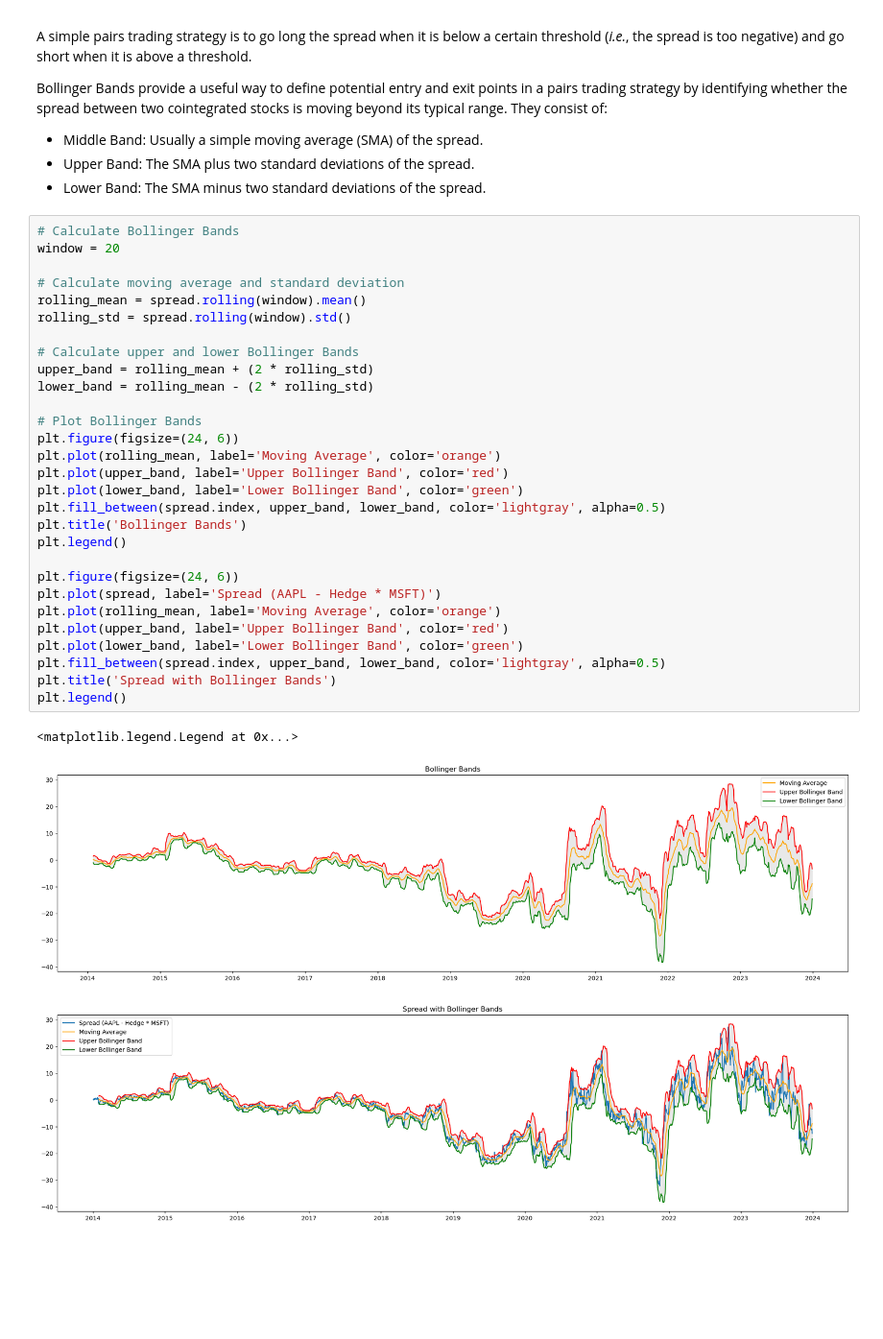
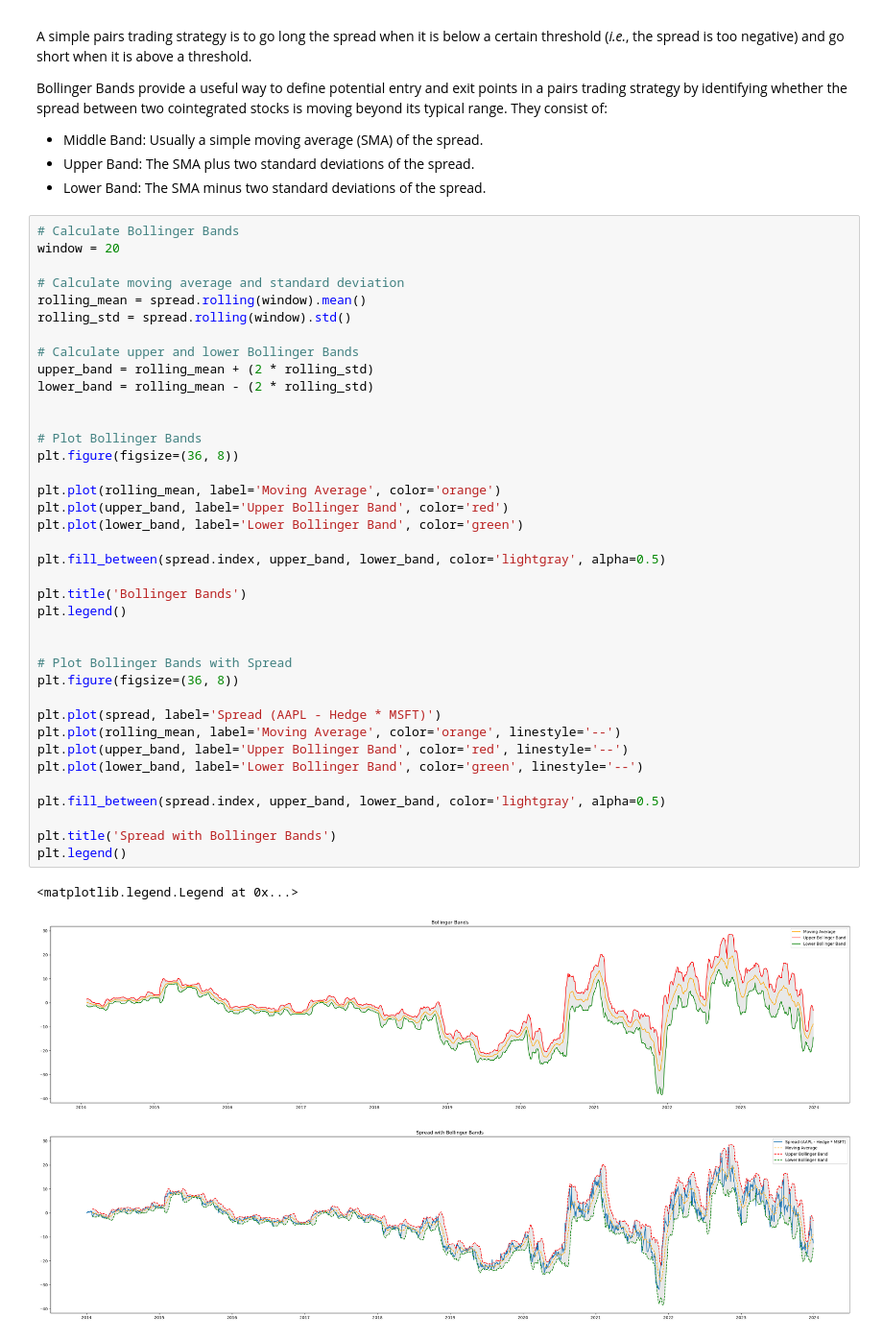
Before and after one commit to loyiwen/PairsTradingBot, a Jupyter notebook: pairs_trading_logic.ipynb, the cells around one changed output. Shown at 96% size. Cells and saved outputs as stored; diff of their text form; blank space fills up the shorter version.

```diff
--- a/pairs_trading_logic.ipynb
+++ b/pairs_trading_logic.ipynb
@@ -109,33 +108,42 @@ Bollinger Bands provide a useful way to define potential entry and exit points i
 # %%
 # Calculate Bollinger Bands
 window = 20
 
 # Calculate moving average and standard deviation
 rolling_mean = spread.rolling(window).mean()
 rolling_std = spread.rolling(window).std()
 
 # Calculate upper and lower Bollinger Bands
 upper_band = rolling_mean + (2 * rolling_std)
 lower_band = rolling_mean - (2 * rolling_std)
 
+
 # Plot Bollinger Bands
-plt.figure(figsize=(24, 6))
+plt.figure(figsize=(36, 8))
+
 plt.plot(rolling_mean, label='Moving Average', color='orange')
 plt.plot(upper_band, label='Upper Bollinger Band', color='red')
 plt.plot(lower_band, label='Lower Bollinger Band', color='green')
+
 plt.fill_between(spread.index, upper_band, lower_band, color='lightgray', alpha=0.5)
+
 plt.title('Bollinger Bands')
 plt.legend()
 
-plt.figure(figsize=(24, 6))
+
+# Plot Bollinger Bands with Spread
+plt.figure(figsize=(36, 8))
+
 plt.plot(spread, label='Spread (AAPL - Hedge * MSFT)')
-plt.plot(rolling_mean, label='Moving Average', color='orange')
-plt.plot(upper_band, label='Upper Bollinger Band', color='red')
-plt.plot(lower_band, label='Lower Bollinger Band', color='green')
+plt.plot(rolling_mean, label='Moving Average', color='orange', linestyle='--')
+plt.plot(upper_band, label='Upper Bollinger Band', color='red', linestyle='--')
+plt.plot(lower_band, label='Lower Bollinger Band', color='green', linestyle='--')
+
 plt.fill_between(spread.index, upper_band, lower_band, color='lightgray', alpha=0.5)
+
 plt.title('Spread with Bollinger Bands')
 plt.legend()
 # %% [output]
 <matplotlib.legend.Legend at 0x...>
-[figure, old version]
+[figure, new version]
-[figure, old version]
+[figure, new version]
```
Also changed, not shown: parts of 4 cells of this notebook.
